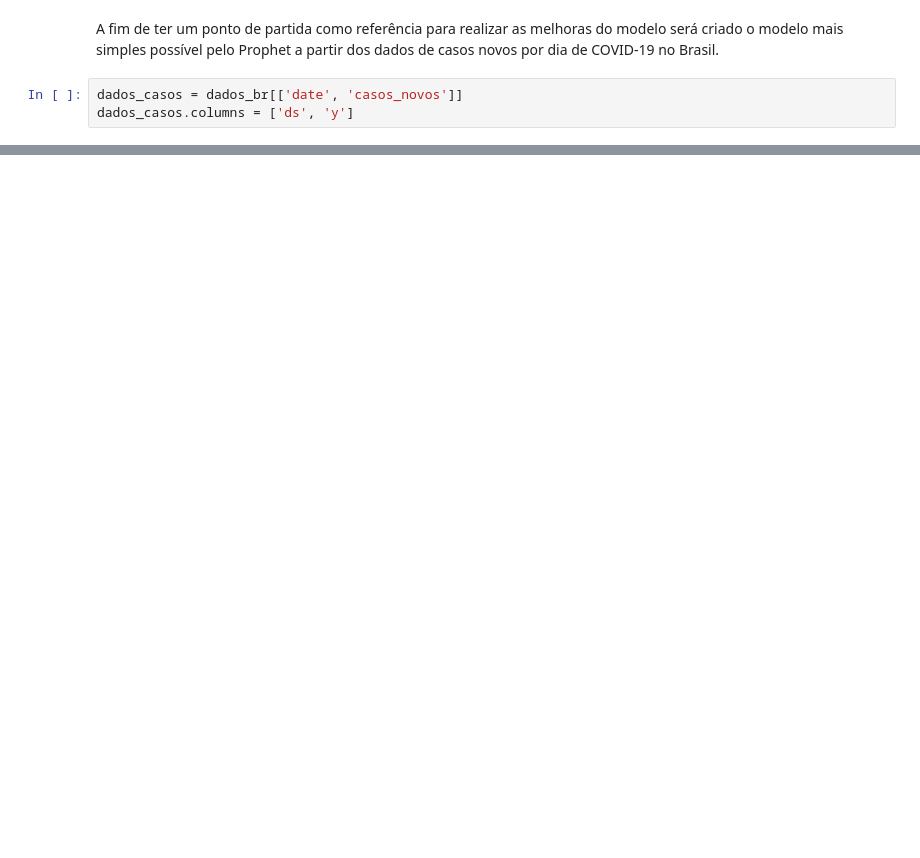
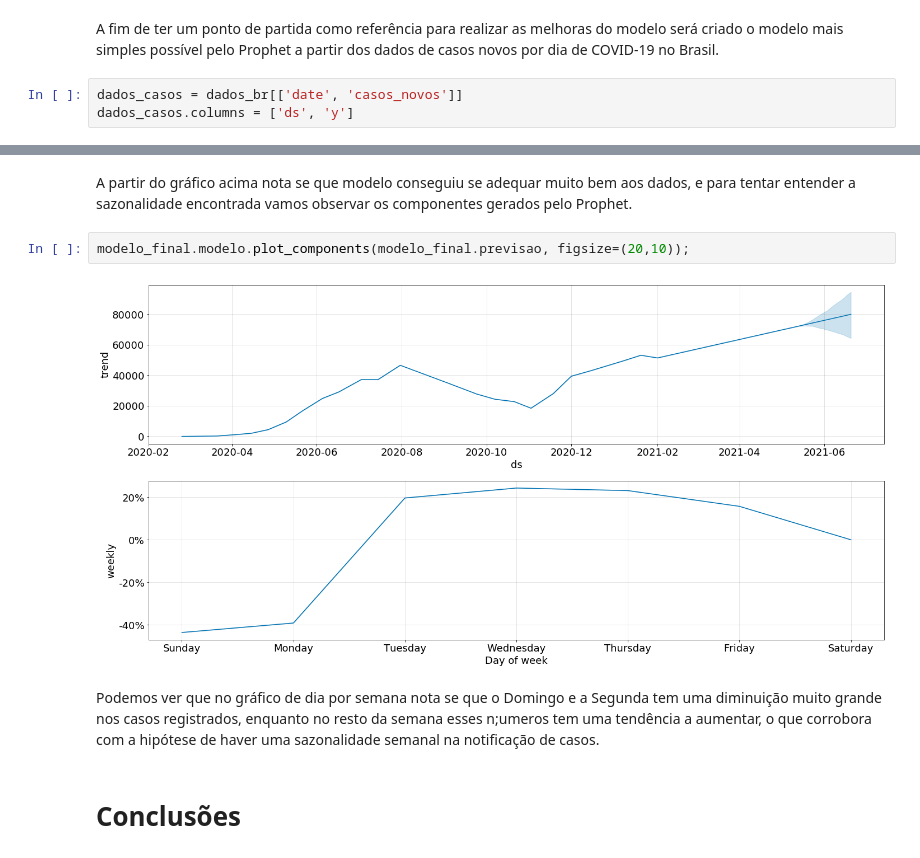
Before and after one commit to PedroHCAlmeida/analise_temporal_COVID_Brasil, a Jupyter notebook: notebooks/Analise_final.ipynb, the cells around one changed output, grey strips where cells are left out. Drawn from its saved outputs; the diff is of its cells as text; blank space fills up the shorter version.

```diff
--- a/notebooks/Analise_final.ipynb
+++ b/notebooks/Analise_final.ipynb
@@ -418,0 +453,10 @@ Name: media, dtype: object
+# %% [markdown]
+A partir do gráfico acima nota se que modelo conseguiu se adequar muito bem aos dados, e para tentar entender a sazonalidade encontrada vamos observar os componentes gerados pelo Prophet.
+# %%
+modelo_final.modelo.plot_components(modelo_final.previsao, figsize=(20,10));
+# %% [output]
+[figure, added]
+# %% [markdown]
+Podemos ver que no gráfico de dia por semana nota se que o Domingo e a Segunda tem uma diminuição muito grande nos casos registrados, enquanto no resto da semana esses n;umeros tem uma tendência a aumentar, o que corrobora com a hipótese de haver uma sazonalidade semanal na notificação de casos.
+# %% [markdown]
+# Conclusões
```
Also changed, not shown: parts of 55 cells of this notebook, 2 other files.
